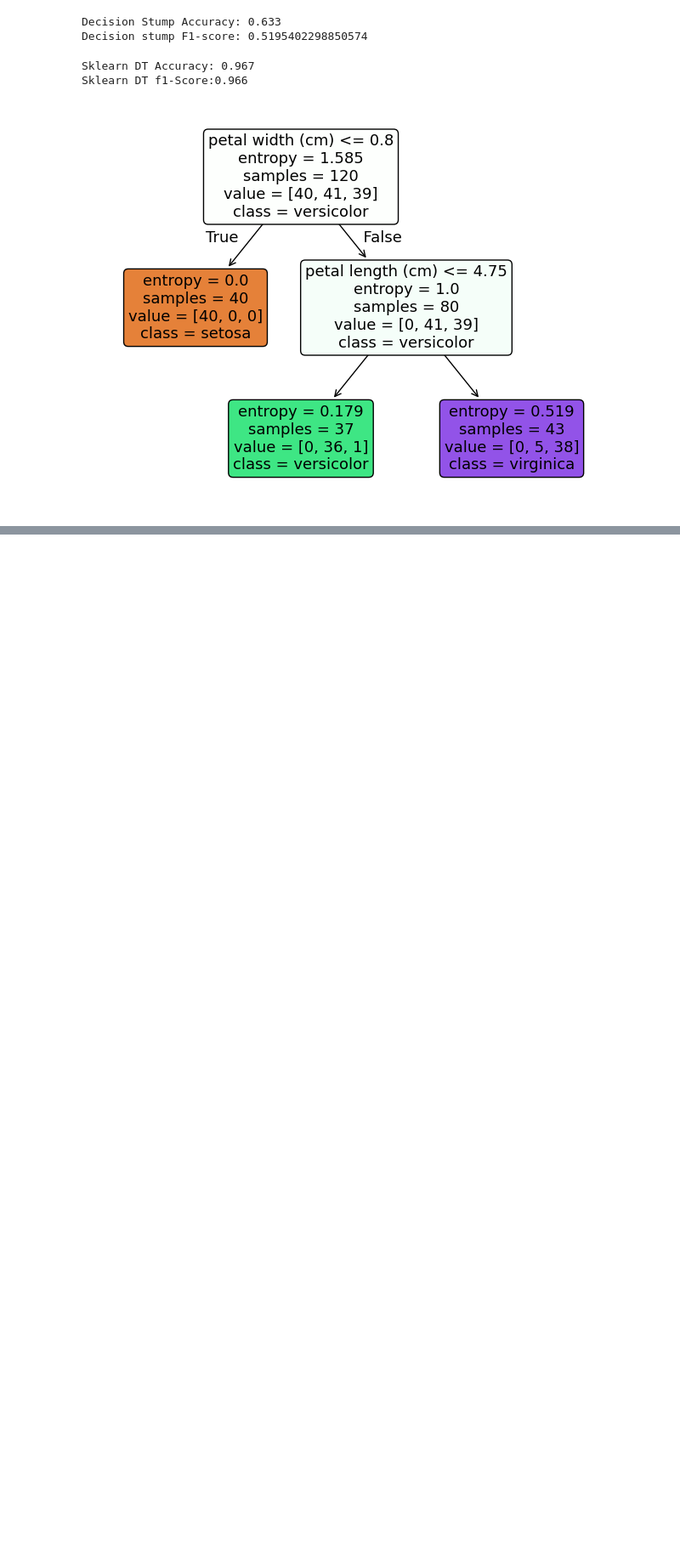
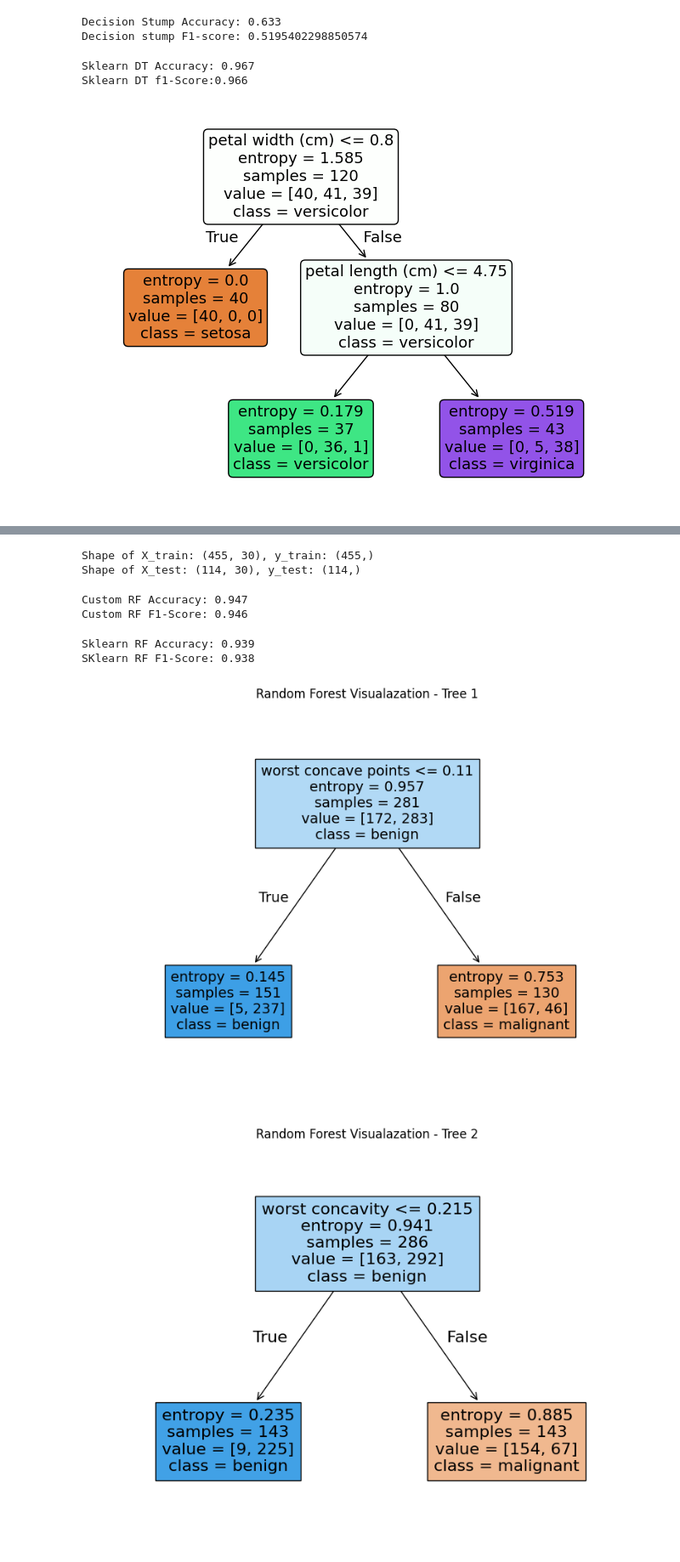
Before and after one commit to AliArabi2022/Machine_learning, a Jupyter notebook: Supervised_learning/Ensemble Learning/Ensemble Learning.ipynb, the cells around one changed output, grey strips where cells are left out. Shown at 85% size. Drawn from its saved outputs; the diff is of its cells as text; code cells hidden in the pictures; blank space fills up the shorter version.

```diff
--- a/Supervised_learning/Ensemble Learning/Ensemble Learning.ipynb
+++ b/Supervised_learning/Ensemble Learning/Ensemble Learning.ipynb
@@ -83,0 +115,6 @@ Sklearn DT f1-Score:0.966
+# %%
+from sklearn.datasets import load_breast_cancer
+breast_cancer = load_breast_cancer()
+X, y = breast_cancer.data, breast_cancer.target
+print(f"Breast Cancer features: {breast_cancer.feature_names}")
+print(f"Breast Cancer target: {breast_cancer.target_names}")
@@ -83,0 +132,40 @@ Sklearn DT f1-Score:0.966
+# %%
+X_train, X_test, y_train,y_test = train_test_split(X,y,test_size=.2,random_state=42)
+print(f"Shape of X_train: {X_train.shape}, y_train: {y_train.shape}")
+print(f"Shape of X_test: {X_test.shape}, y_test: {y_test.shape}")
+# %% [output]
+Shape of X_train: (455, 30), y_train: (455,)
+Shape of X_test: (114, 30), y_test: (114,)
+# %%
+rf_custom = RandomForest()
+rf_custom.fit(X_train, y_train)
+
+rf_cust_predictions = rf_custom.predict(X_test)
+
+print(f'Custom RF Accuracy: {accuracy_score(y_test,rf_cust_predictions):.3f}')
+print(f"Custom RF F1-Score: {f1_score(y_test,rf_cust_predictions, average="weighted"):.3f}")
+# %% [output]
+Custom RF Accuracy: 0.947
+Custom RF F1-Score: 0.946
+# %%
+from sklearn.ensemble import RandomForestClassifier
+
+rf_sklearn = RandomForestClassifier(n_estimators=7, max_depth=1, criterion="entropy",random_state=42)
+rf_sklearn.fit(X_train, y_train.ravel())
+rf_skl_predictions = rf_sklearn.predict(X_test)
+
+print(f"Sklearn RF Accuracy: {accuracy_score(y_test,rf_skl_predictions):.3f}")
+print(f"SKlearn RF F1-Score: {f1_score(y_test, rf_skl_predictions, average='weighted'):.3f}")
+# %% [output]
+Sklearn RF Accuracy: 0.939
+SKlearn RF F1-Score: 0.938
+# %%
+for idx, tree in enumerate(rf_sklearn.estimators_):
+    plt.figure(figsize=(8,6))
+    plot_tree(tree, filled = True, feature_names = list(breast_cancer.feature_names), class_names = list(breast_cancer.target_names))
+    plt.title(f"Random Forest Visualazation - Tree {idx +1}")
+    plt.tight_layout()
+    plt.show()
+# %% [output]
+[figure, added]
+[figure, added]
```
Also changed, not shown: parts of 11 cells of this notebook.
